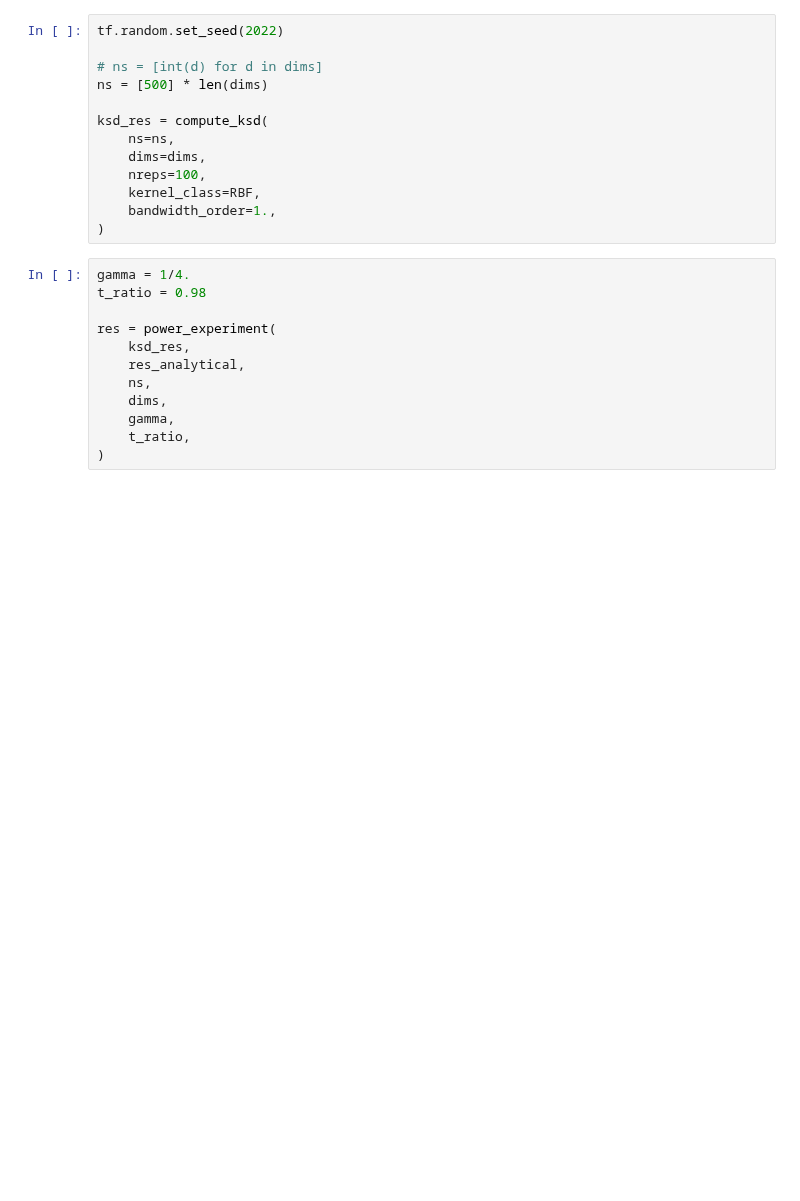
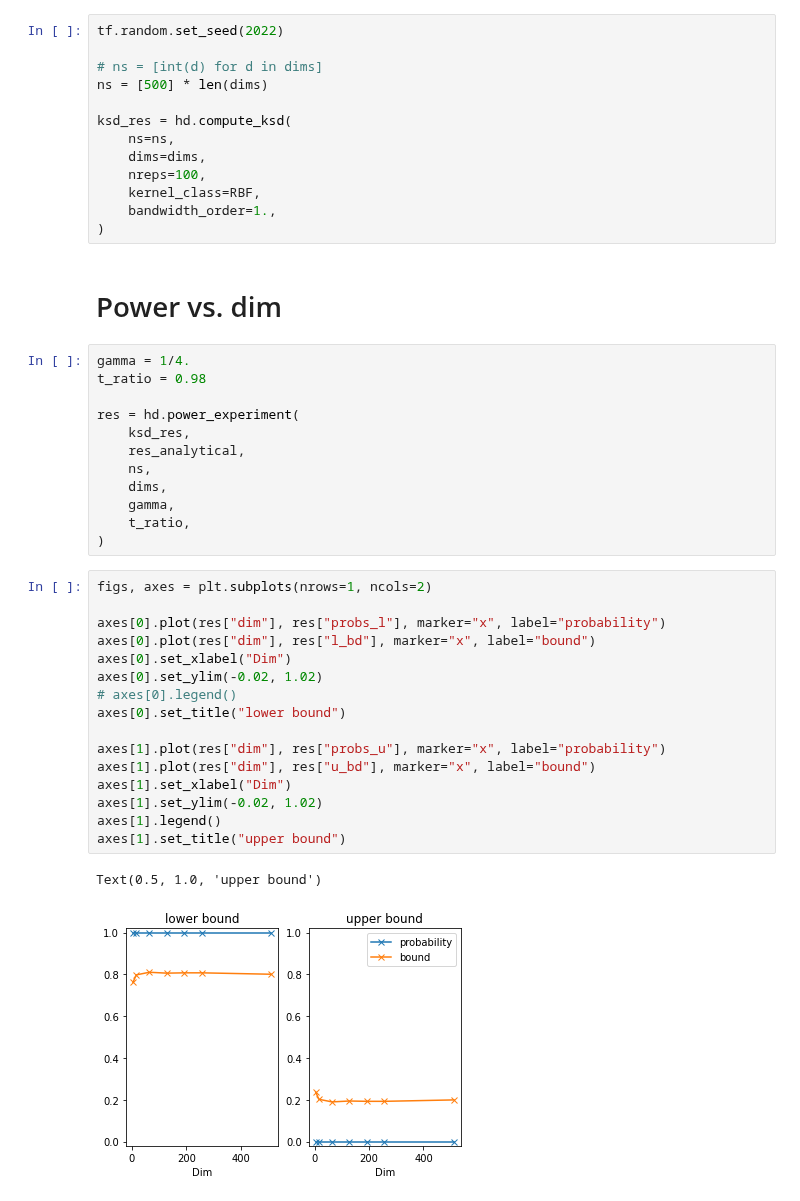
Before and after one commit to XingLLiu/u-stat-high-dim, a Jupyter notebook: high_dim_power.ipynb, the cells around one changed output. Drawn from its saved outputs; the diff is of its cells as text; blank space fills up the shorter version.

```diff
--- a/high_dim_power.ipynb
+++ b/high_dim_power.ipynb
@@ -55,18 +51,20 @@ tf.random.set_seed(2022)
 # ns = [int(d) for d in dims]
 ns = [500] * len(dims)
 
-ksd_res = compute_ksd(
+ksd_res = hd.compute_ksd(
     ns=ns,
     dims=dims,
     nreps=100,
     kernel_class=RBF,
     bandwidth_order=1.,
 )
+# %% [markdown]
+# Power vs. dim
 # %%
 gamma = 1/4.
 t_ratio = 0.98
 
-res = power_experiment(
+res = hd.power_experiment(
     ksd_res,
     res_analytical,
     ns,
@@ -74,6 +72,25 @@ res = power_experiment(
     gamma,
     t_ratio,
 )
+# %%
+figs, axes = plt.subplots(nrows=1, ncols=2)
+
+axes[0].plot(res["dim"], res["probs_l"], marker="x", label="probability")
+axes[0].plot(res["dim"], res["l_bd"], marker="x", label="bound")
+axes[0].set_xlabel("Dim")
+axes[0].set_ylim(-0.02, 1.02)
+# axes[0].legend()
+axes[0].set_title("lower bound")
+
+axes[1].plot(res["dim"], res["probs_u"], marker="x", label="probability")
+axes[1].plot(res["dim"], res["u_bd"], marker="x", label="bound")
+axes[1].set_xlabel("Dim")
+axes[1].set_ylim(-0.02, 1.02)
+axes[1].legend()
+axes[1].set_title("upper bound")
+# %% [output]
+Text(0.5, 1.0, 'upper bound')
+[figure, added]
 # %%
 figs, axes = plt.subplots(nrows=1, ncols=2)
 
```
Also changed, not shown: parts of 10 cells of this notebook, 2 other files.
